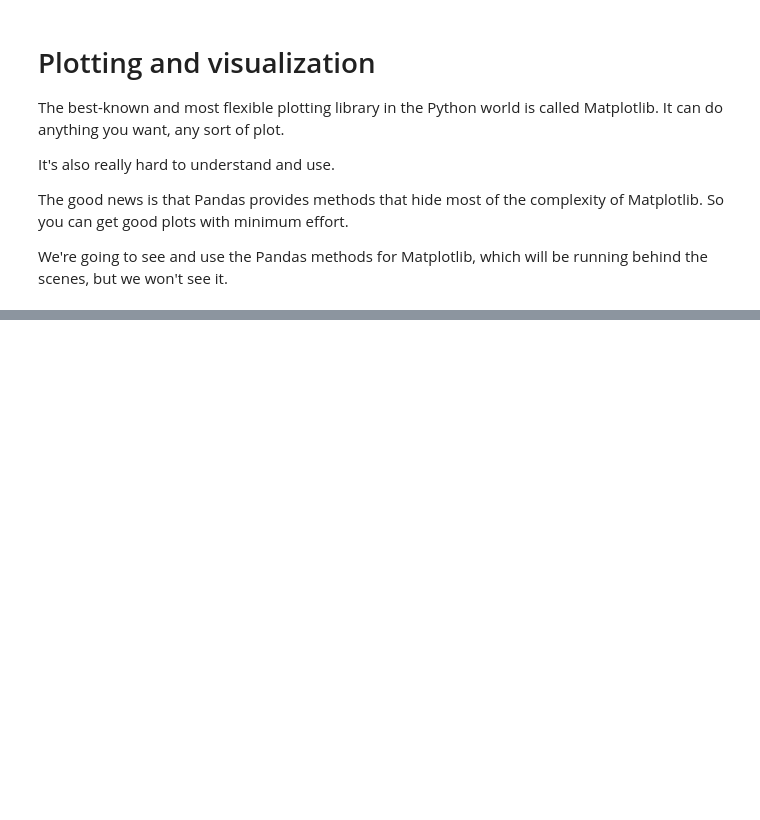
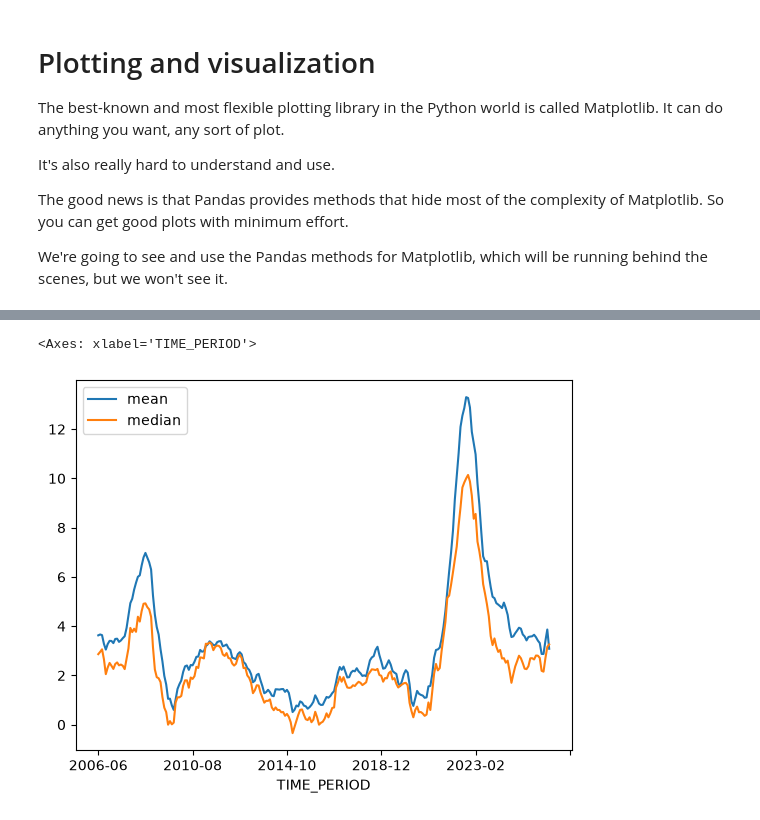
Before and after one commit to reuven/OReilly-PythonData-2026-06, a Jupyter notebook: OReilly-PythonData-2026-06-22.ipynb, the cells around one changed output, grey strips where cells are left out. Cells and saved outputs as stored; diff of their text form; code cells hidden in the pictures; blank space fills up the shorter version.

```diff
--- a/OReilly-PythonData-2026-06-22.ipynb
+++ b/OReilly-PythonData-2026-06-22.ipynb
@@ -1299,8 +1299,14 @@ We're going to see and use the Pandas methods for Matplotlib, which will be runn
 # %%
+# what happens if I invoke .plot.line on a data frame?
+# I get one line per column
+
 
 (
     inflation_df                                   # start with this data frame
     .loc[ pd.col('Expenditure') == 'Total' ]      # keep only the rows for total inflration
-    .groupby('TIME_PERIOD')['OBS_VALUE'].mean()    # groupby each time period, and get the mean
+    .groupby('TIME_PERIOD')['OBS_VALUE'].agg(['mean', 'median'])
     .plot.line()
 )
+# %% [output]
+<Axes: xlabel='TIME_PERIOD'>
+[figure, added]
```
Also changed, not shown: parts of 1 cell of this notebook.
